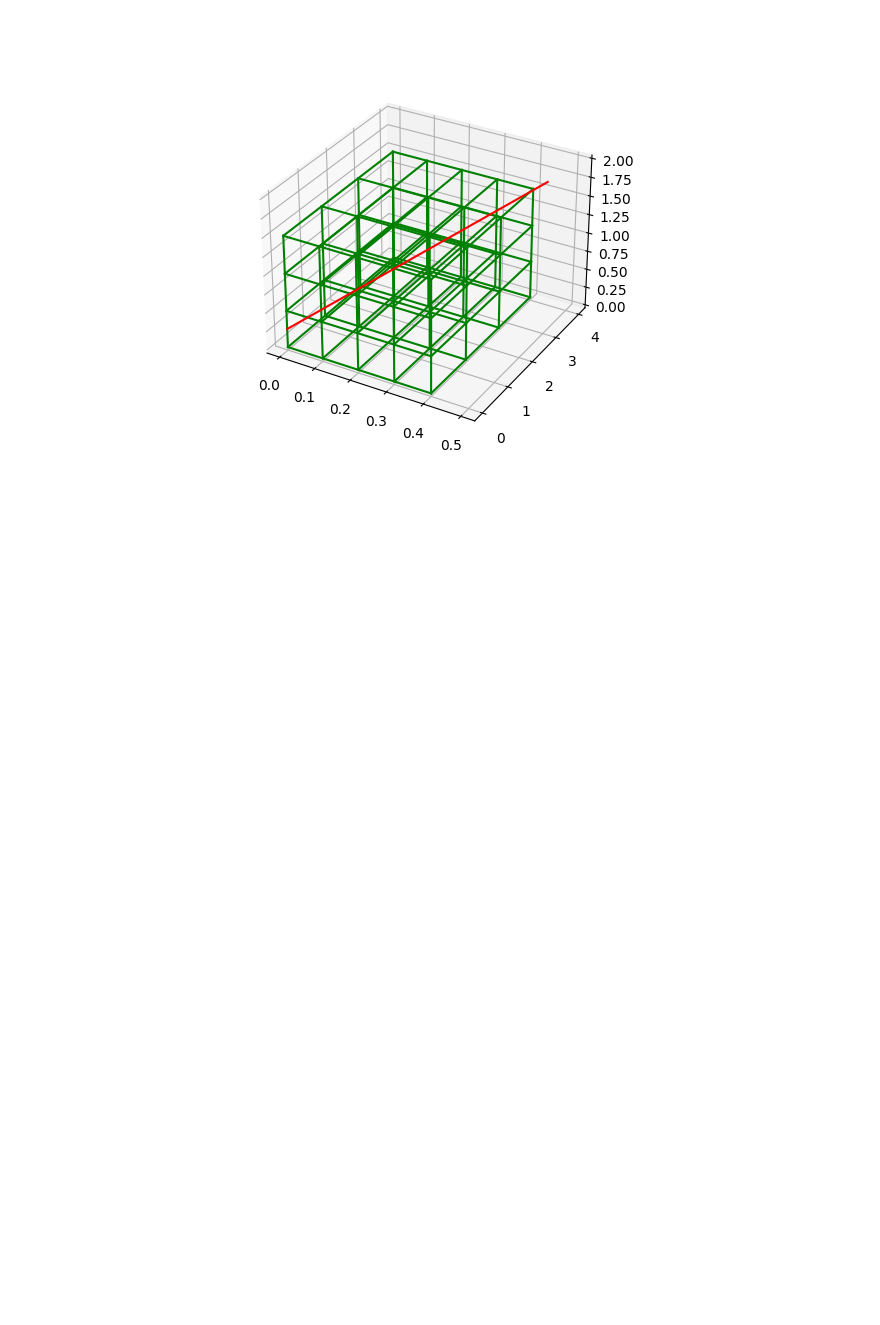
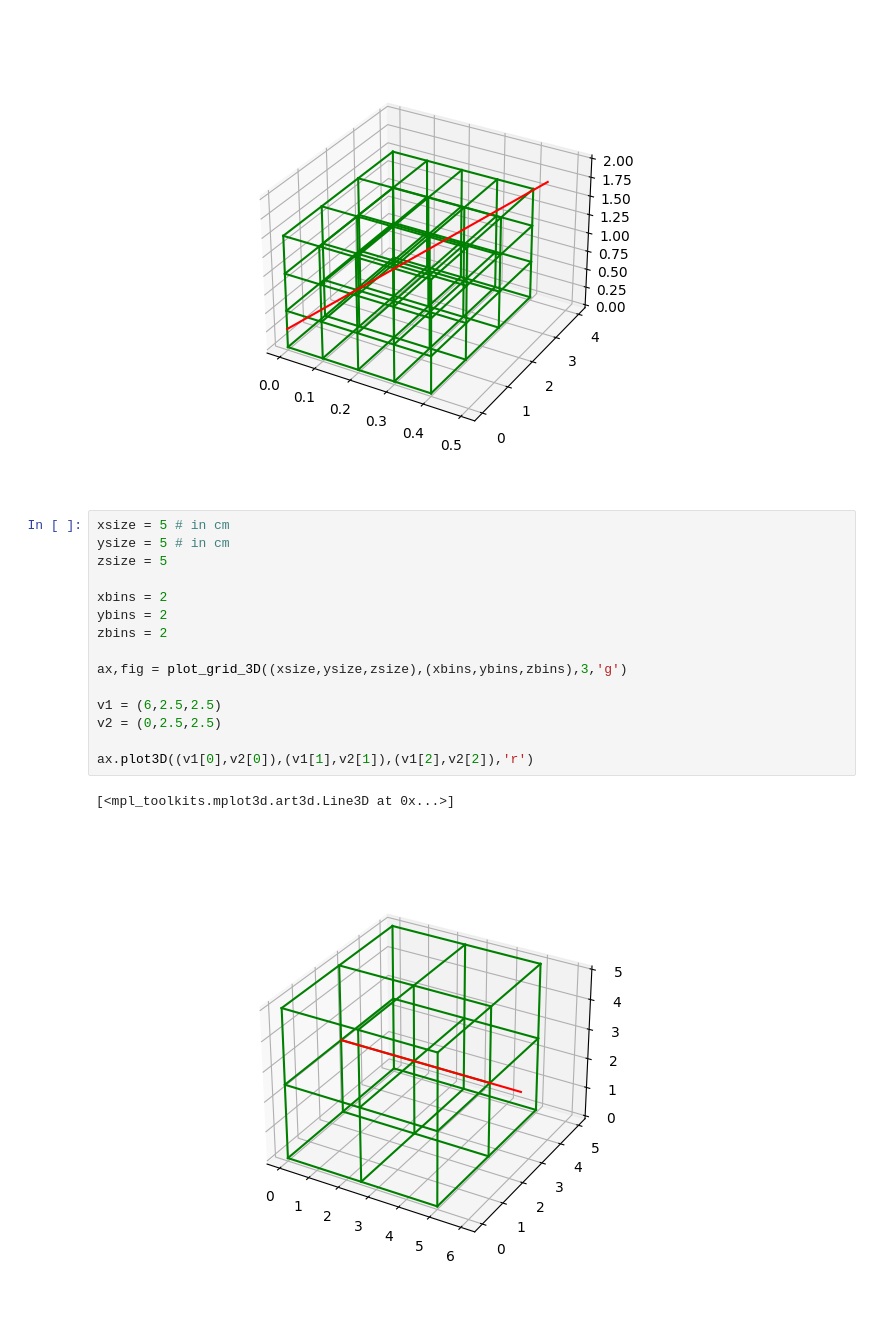
Before and after one commit to jbrewster7/NSERC-Summer-2022, a Jupyter notebook: Testing/TERMA_Ray_Tracing.ipynb, the cells around one changed output. Drawn from its saved outputs; the diff is of its cells as text; blank space fills up the shorter version.

```diff
--- a/Testing/TERMA_Ray_Tracing.ipynb
+++ b/Testing/TERMA_Ray_Tracing.ipynb
@@ -110,3 +102,21 @@ ax.plot3D((v1[0],v2[0]),(v1[1],v2[1]),(v1[2],v2[2]),'r')
 # %% [output]
 [<mpl_toolkits.mplot3d.art3d.Line3D at 0x...>]
 [figure]
+# %%
+xsize = 5 # in cm
+ysize = 5 # in cm
+zsize = 5
+
+xbins = 2
+ybins = 2
+zbins = 2
+
+ax,fig = plot_grid_3D((xsize,ysize,zsize),(xbins,ybins,zbins),3,'g')
+
+v1 = (6,2.5,2.5)
+v2 = (0,2.5,2.5)
+
+ax.plot3D((v1[0],v2[0]),(v1[1],v2[1]),(v1[2],v2[2]),'r')
+# %% [output]
+[<mpl_toolkits.mplot3d.art3d.Line3D at 0x...>]
+[figure, added]
```
Also changed, not shown: parts of 2 cells of this notebook, 3 other files.
